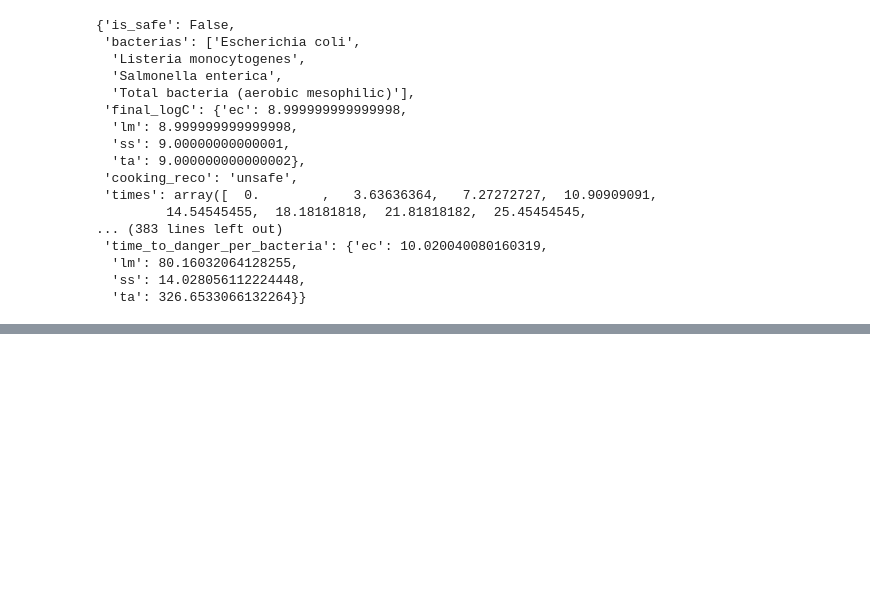
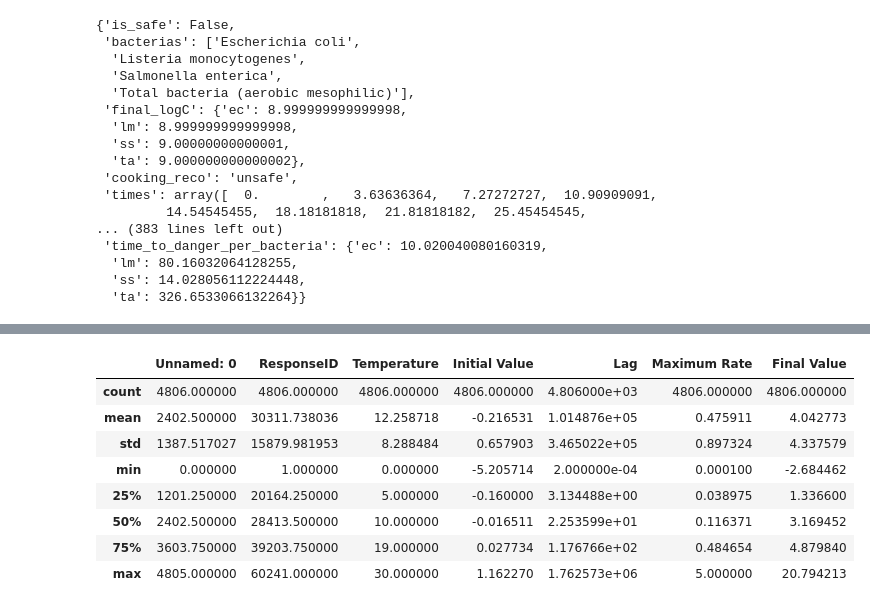
Before and after one commit to lulutinee/safer_food, a Jupyter notebook: notebooks/JYL_sandbox.ipynb, the cells around one changed output, grey strips where cells are left out. Drawn from its saved outputs; the diff is of its cells as text; code cells hidden in the pictures; blank space fills up the shorter version.

```diff
--- a/notebooks/JYL_sandbox.ipynb
+++ b/notebooks/JYL_sandbox.ipynb
@@ -2418,0 +2362,14 @@ plt.show()
+# %%
+baranyi = pd.read_csv('baranyi_parameters.csv', sep='\t')
+# %%
+baranyi.describe()
+# %% [output]
+|  | Unnamed: 0 | ResponseID | Temperature | Initial Value | Lag | Maximum Rate | Final Value |
+| count | 4806.000000 | 4806.000000 | 4806.000000 | 4806.000000 | 4.806000e+03 | 4806.000000 | 4806.000000 |
+| mean | 2402.500000 | 30311.738036 | 12.258718 | -0.216531 | 1.014876e+05 | 0.475911 | 4.042773 |
+| std | 1387.517027 | 15879.981953 | 8.288484 | 0.657903 | 3.465022e+05 | 0.897324 | 4.337579 |
+| min | 0.000000 | 1.000000 | 0.000000 | -5.205714 | 2.000000e-04 | 0.000100 | -2.684462 |
+| 25% | 1201.250000 | 20164.250000 | 5.000000 | -0.160000 | 3.134488e+00 | 0.038975 | 1.336600 |
+| 50% | 2402.500000 | 28413.500000 | 10.000000 | -0.016511 | 2.253599e+01 | 0.116371 | 3.169452 |
+| 75% | 3603.750000 | 39203.750000 | 19.000000 | 0.027734 | 1.176766e+02 | 0.484654 | 4.879840 |
+| max | 4805.000000 | 60241.000000 | 30.000000 | 1.162270 | 1.762573e+06 | 5.000000 | 20.794213 |
```
Also changed, not shown: parts of 7 cells of this notebook, 6 other files.
